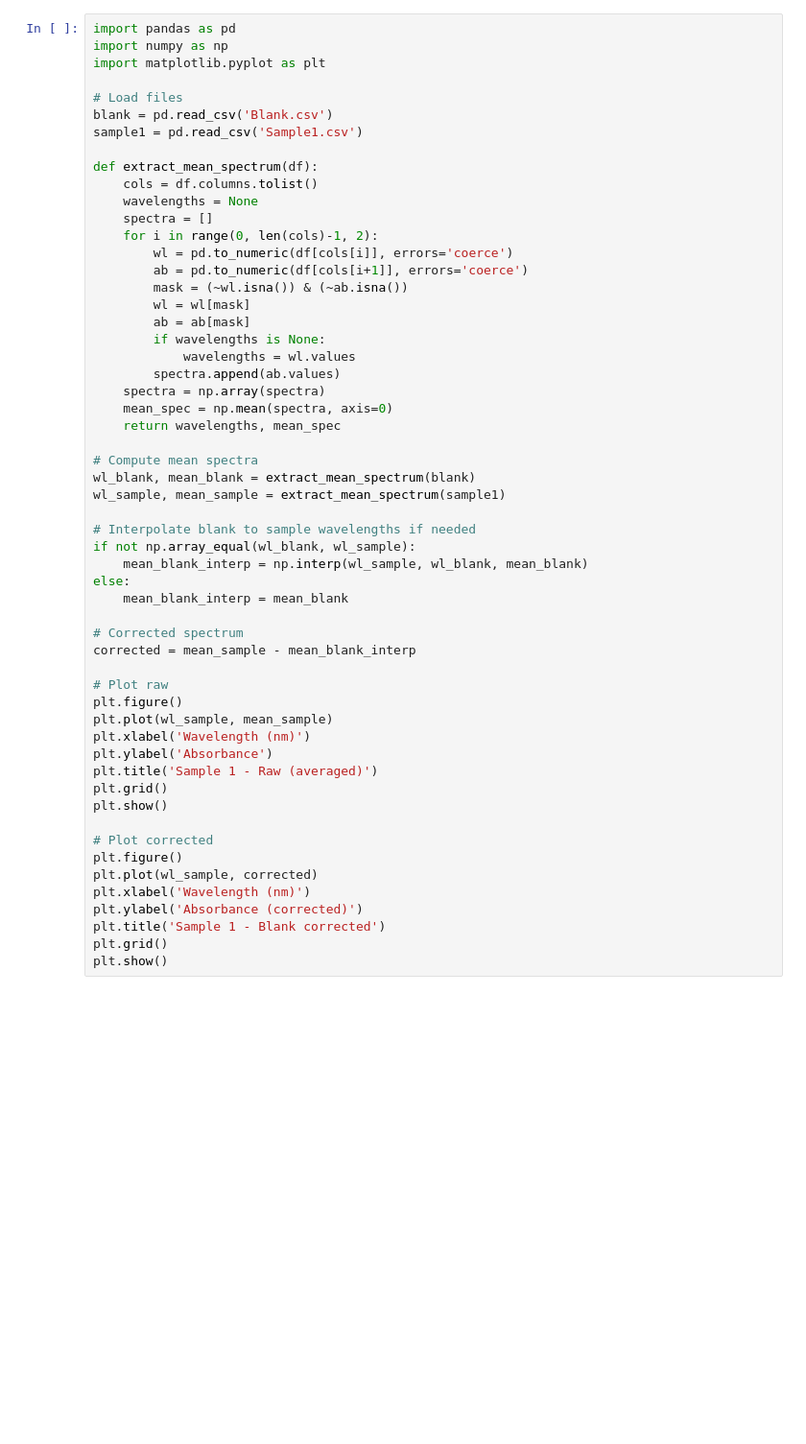
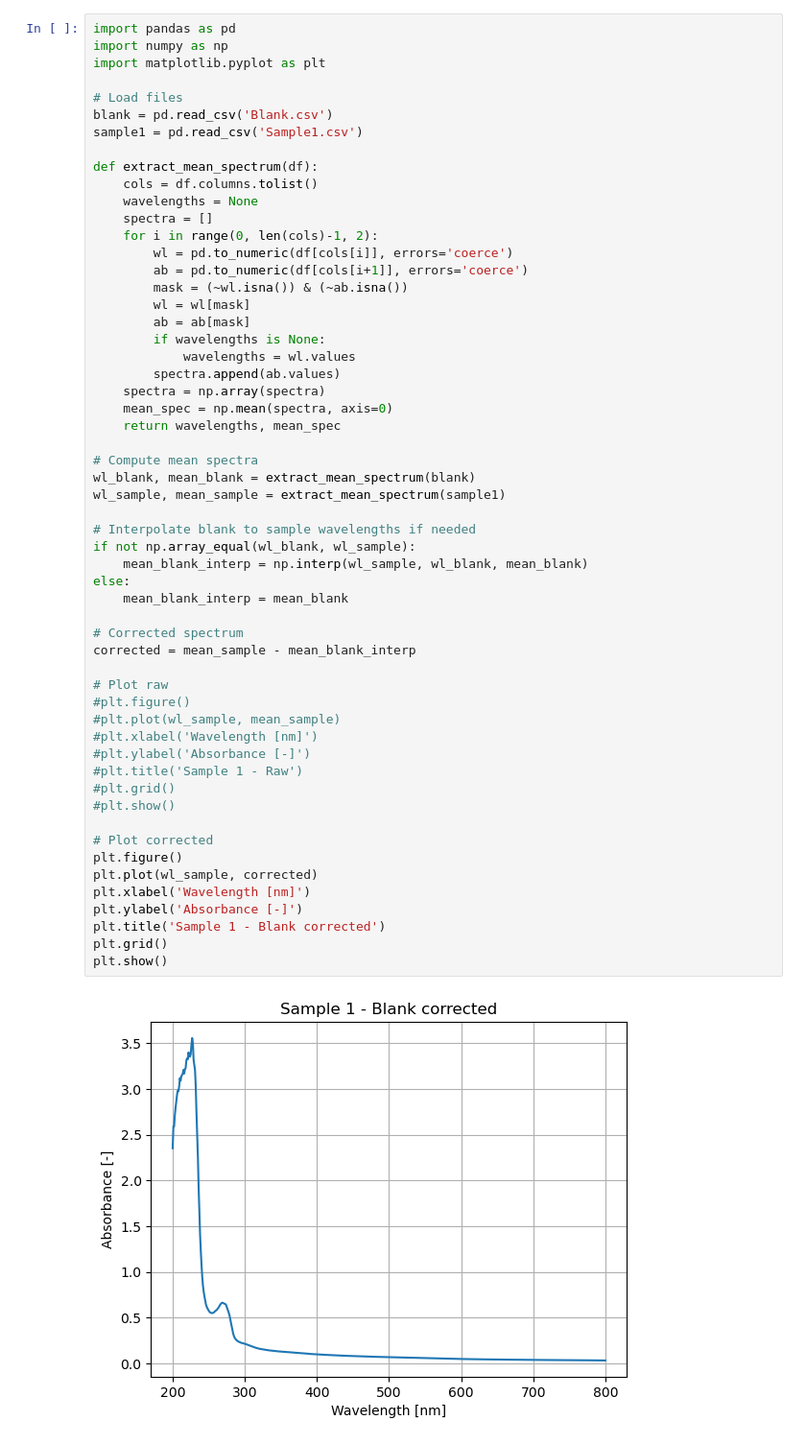
Before and after one commit to Arthurhmy/Challenge_B_P_Chem, a Jupyter notebook: UV-Vis/Plots_UV-vis.ipynb, the cells around one changed output. Shown at 96% size. Drawn from its saved outputs; the diff is of its cells as text; blank space fills up the shorter version.

```diff
--- a/UV-Vis/Plots_UV-vis.ipynb
+++ b/UV-Vis/Plots_UV-vis.ipynb
@@ -18,39 +18,41 @@ def extract_mean_spectrum(df):
         wl = wl[mask]
         ab = ab[mask]
         if wavelengths is None:
             wavelengths = wl.values
         spectra.append(ab.values)
     spectra = np.array(spectra)
     mean_spec = np.mean(spectra, axis=0)
     return wavelengths, mean_spec
 
 # Compute mean spectra
 wl_blank, mean_blank = extract_mean_spectrum(blank)
 wl_sample, mean_sample = extract_mean_spectrum(sample1)
 
 # Interpolate blank to sample wavelengths if needed
 if not np.array_equal(wl_blank, wl_sample):
     mean_blank_interp = np.interp(wl_sample, wl_blank, mean_blank)
 else:
     mean_blank_interp = mean_blank
 
 # Corrected spectrum
 corrected = mean_sample - mean_blank_interp
 
 # Plot raw
-plt.figure()
-plt.plot(wl_sample, mean_sample)
-plt.xlabel('Wavelength (nm)')
-plt.ylabel('Absorbance')
-plt.title('Sample 1 - Raw (averaged)')
-plt.grid()
-plt.show()
+#plt.figure()
+#plt.plot(wl_sample, mean_sample)
+#plt.xlabel('Wavelength [nm]')
+#plt.ylabel('Absorbance [-]')
+#plt.title('Sample 1 - Raw')
+#plt.grid()
+#plt.show()
 
 # Plot corrected
 plt.figure()
 plt.plot(wl_sample, corrected)
-plt.xlabel('Wavelength (nm)')
-plt.ylabel('Absorbance (corrected)')
+plt.xlabel('Wavelength [nm]')
+plt.ylabel('Absorbance [-]')
 plt.title('Sample 1 - Blank corrected')
 plt.grid()
 plt.show()
+# %% [output]
+[figure, added]
```
Also changed, not shown: parts of 4 cells of this notebook.
